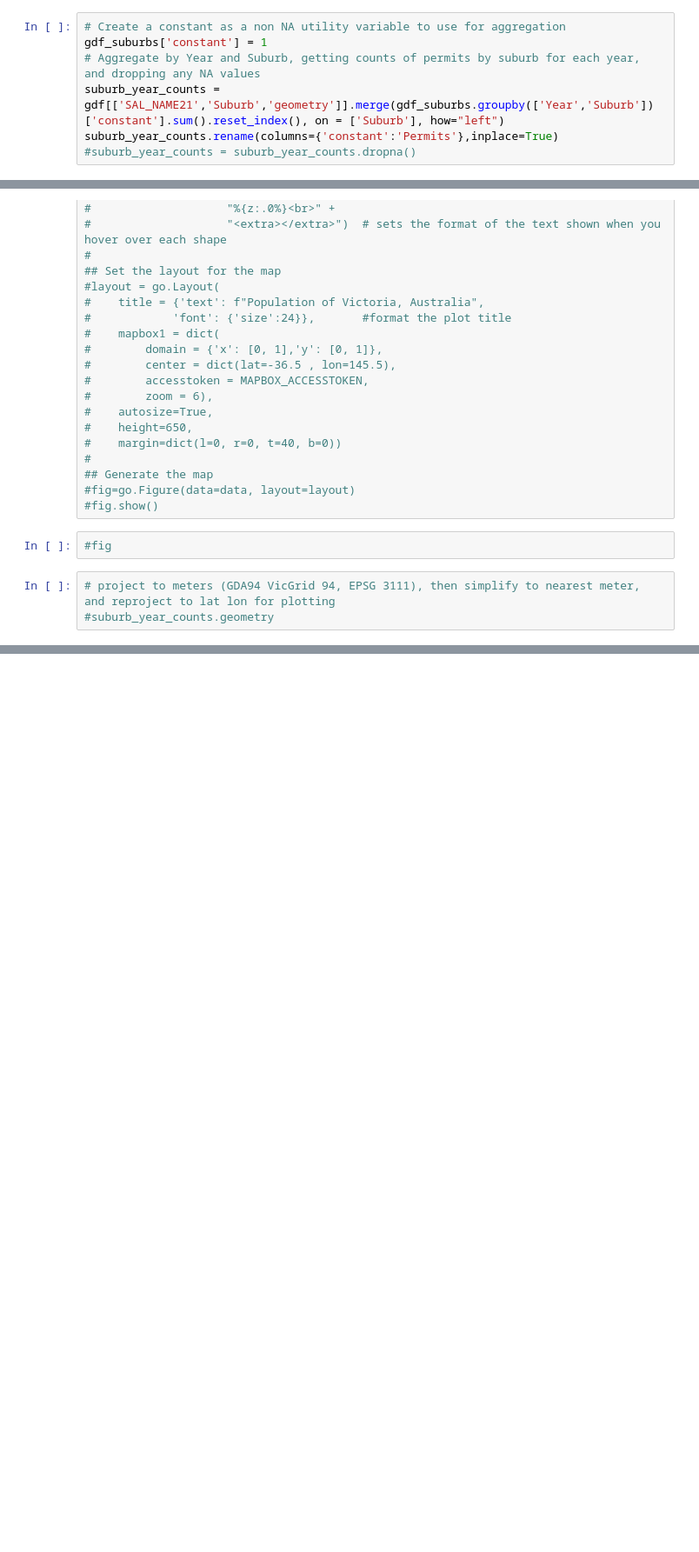
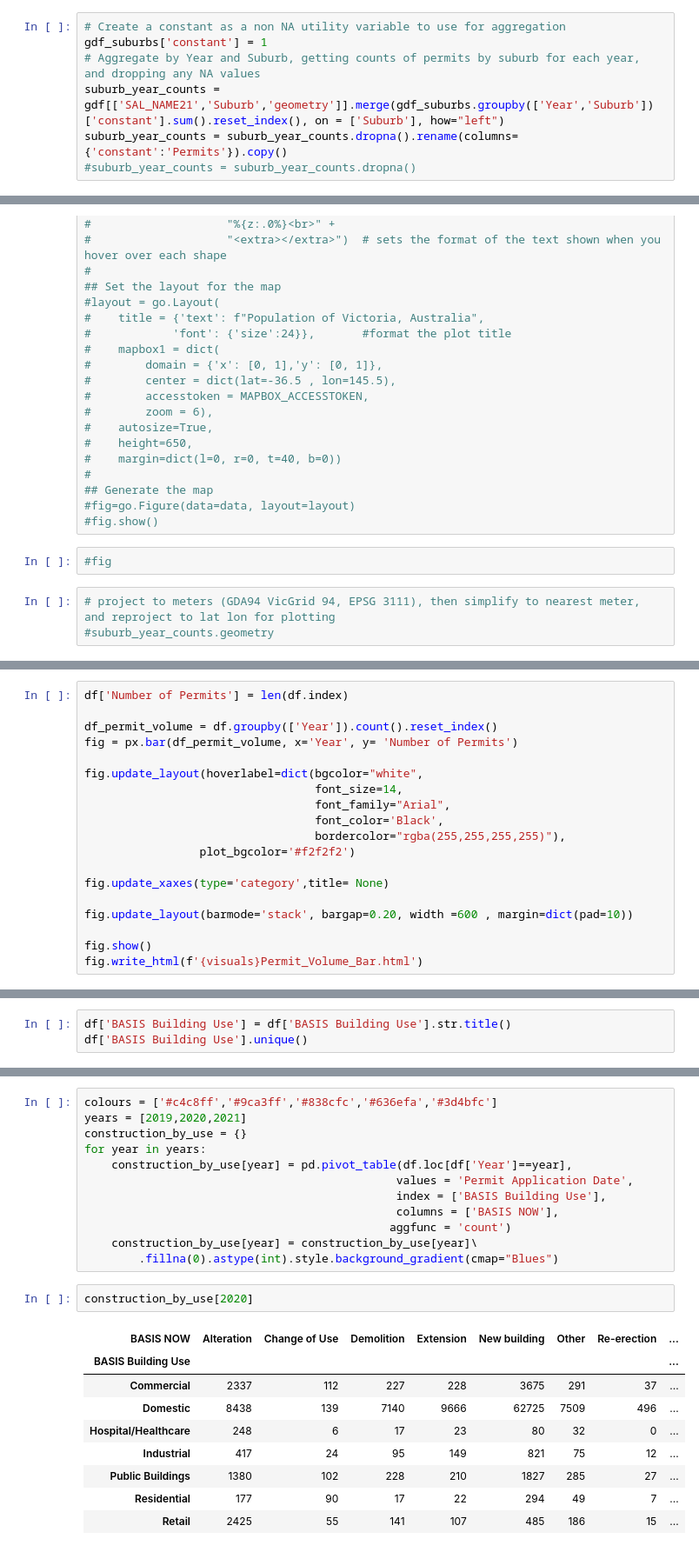
Before and after one commit to CaroPattle/bicycle_data_melbourne, a Jupyter notebook: planning_permits/planning_permit_analysis.ipynb, the cells around one changed output, grey strips where cells are left out. Shown at 87% size. Drawn from its saved outputs; the diff is of its cells as text; blank space fills up the shorter version.

```diff
--- a/planning_permits/planning_permit_analysis.ipynb
+++ b/planning_permits/planning_permit_analysis.ipynb
@@ -358,7 +650,7 @@ gdf[gdf.SAL_NAME21.str.startswith("Hillside")]
 gdf_suburbs['constant'] = 1
 # Aggregate by Year and Suburb, getting counts of permits by suburb for each year, and dropping any NA values
 suburb_year_counts = gdf[['SAL_NAME21','Suburb','geometry']].merge(gdf_suburbs.groupby(['Year','Suburb'])['constant'].sum().reset_index(), on = ['Suburb'], how="left")
-suburb_year_counts.rename(columns={'constant':'Permits'},inplace=True)
+suburb_year_counts = suburb_year_counts.dropna().rename(columns={'constant':'Permits'}).copy()
 #suburb_year_counts = suburb_year_counts.dropna()
 # %%
 # OPTIONAL: Display using geopandas
@@ -418,0 +744,19 @@ for year in suburb_year_counts.Year.unique():
+# %%
+df['Number of Permits'] = len(df.index)
+
+df_permit_volume = df.groupby(['Year']).count().reset_index()
+fig = px.bar(df_permit_volume, x='Year', y= 'Number of Permits')
+
+fig.update_layout(hoverlabel=dict(bgcolor="white",
+                                  font_size=14,
+                                  font_family="Arial",
+                                  font_color='Black',
+                                  bordercolor="rgba(255,255,255,255)"),
+                 plot_bgcolor='#f2f2f2')
+
+fig.update_xaxes(type='category',title= None)
+
+fig.update_layout(barmode='stack', bargap=0.20, width =600 , margin=dict(pad=10))
+
+fig.show()
+fig.write_html(f'{visuals}Permit_Volume_Bar.html')
@@ -418,0 +777,3 @@ for year in suburb_year_counts.Year.unique():
+# %%
+df['BASIS Building Use'] = df['BASIS Building Use'].str.title()
+df['BASIS Building Use'].unique()
@@ -418,0 +801,24 @@ for year in suburb_year_counts.Year.unique():
+# %%
+colours = ['#c4c8ff','#9ca3ff','#838cfc','#636efa','#3d4bfc']
+years = [2019,2020,2021]
+construction_by_use = {}
+for year in years:
+    construction_by_use[year] = pd.pivot_table(df.loc[df['Year']==year],
+                                              values = 'Permit Application Date',
+                                              index = ['BASIS Building Use'],
+                                              columns = ['BASIS NOW'],
+                                             aggfunc = 'count')
+    construction_by_use[year] = construction_by_use[year]\
+        .fillna(0).astype(int).style.background_gradient(cmap="Blues")
+# %%
+construction_by_use[2020]
+# %% [output]
+| BASIS NOW | Alteration | Change of Use | Demolition | Extension | New building | Other | Re-erection | ... |
+| BASIS Building Use |  |  |  |  |  |  |  | ... |
+| Commercial | 2337 | 112 | 227 | 228 | 3675 | 291 | 37 | ... |
+| Domestic | 8438 | 139 | 7140 | 9666 | 62725 | 7509 | 496 | ... |
+| Hospital/Healthcare | 248 | 6 | 17 | 23 | 80 | 32 | 0 | ... |
+| Industrial | 417 | 24 | 95 | 149 | 821 | 75 | 12 | ... |
+| Public Buildings | 1380 | 102 | 228 | 210 | 1827 | 285 | 27 | ... |
+| Residential | 177 | 90 | 17 | 22 | 294 | 49 | 7 | ... |
+| Retail | 2425 | 55 | 141 | 107 | 485 | 186 | 15 | ... |
```
Also changed, not shown: parts of 54 cells of this notebook.
